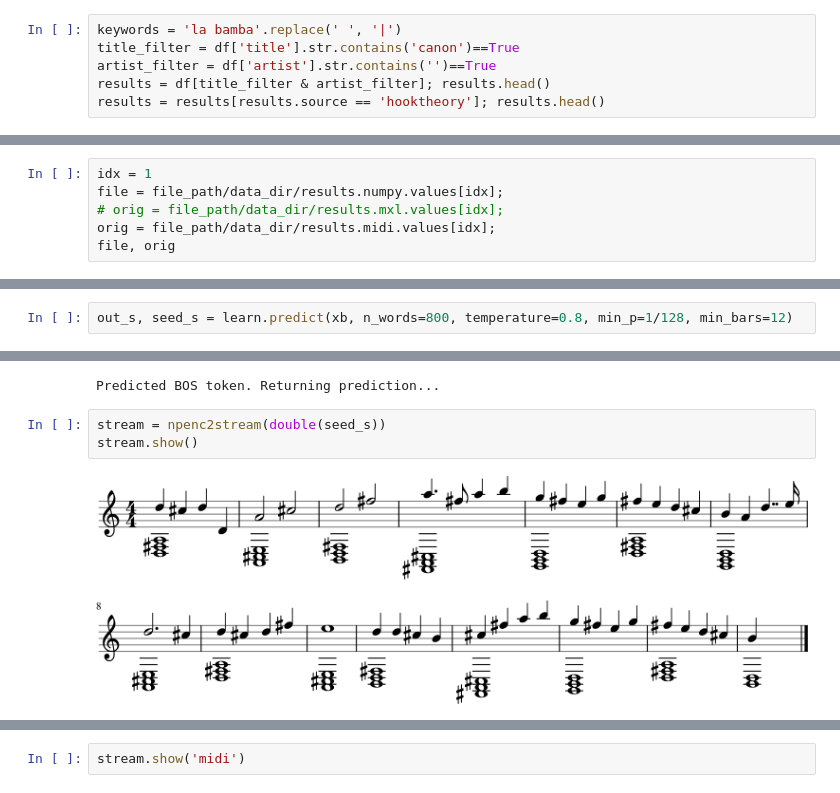
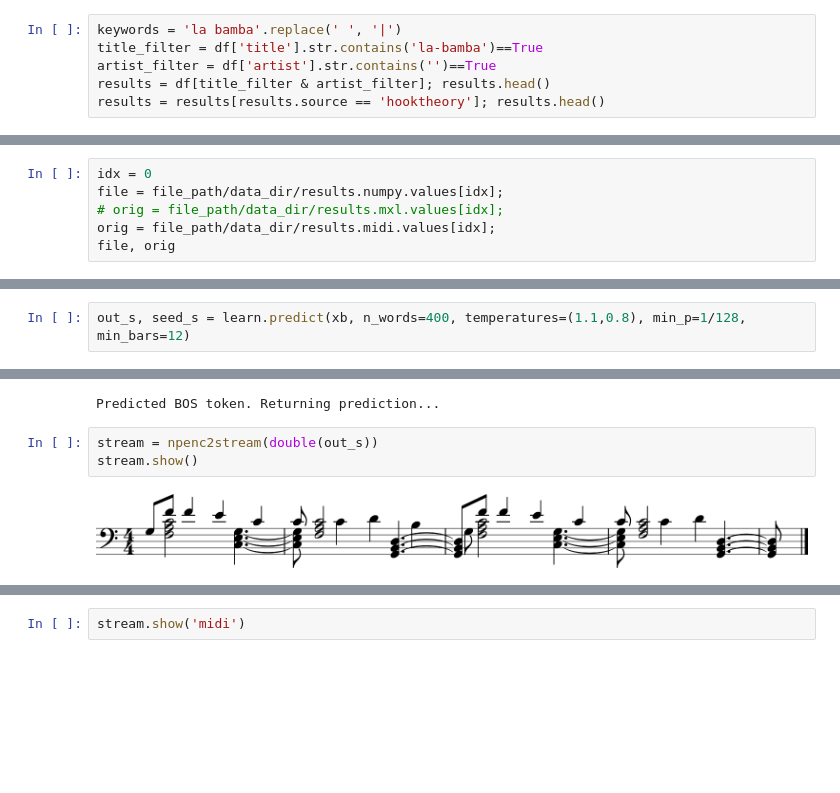
Before and after one commit to bearpelican/musicautobot, a Jupyter notebook: notebooks/single_encoding/2_txl_serve.ipynb, the cells around one changed output, grey strips where cells are left out. Drawn from its saved outputs; the diff is of its cells as text; blank space fills up the shorter version.

Commit message:
Testing top5 prediction with old model

```diff
--- a/notebooks/single_encoding/2_txl_serve.ipynb
+++ b/notebooks/single_encoding/2_txl_serve.ipynb
@@ -119,7 +120,7 @@ csv = pd.read_csv(csv_path)
 df = csv.loc[csv['numpy'].notna()];
 # %%
 keywords = 'la bamba'.replace(' ', '|')
-title_filter = df['title'].str.contains('canon')==True
+title_filter = df['title'].str.contains('la-bamba')==True
 artist_filter = df['artist'].str.contains('')==True
 results = df[title_filter & artist_filter]; results.head()
 results = results[results.source == 'hooktheory']; results.head()
@@ -132,5 +130,5 @@ results = results[results.source == 'hooktheory']; results.head()
 # %%
-idx = 1
+idx = 0
 file = file_path/data_dir/results.numpy.values[idx];
 # orig = file_path/data_dir/results.mxl.values[idx];
 orig = file_path/data_dir/results.midi.values[idx];
@@ -152,12 +150,12 @@ seed_stream.show()
 # %%
 double = partial(to_double_stream, vocab=vocab)
 # %%
-out_s, seed_s = learn.predict(xb, n_words=800, temperature=0.8, min_p=1/128, min_bars=12)
+out_s, seed_s = learn.predict(xb, n_words=400, temperatures=(1.1,0.8), min_p=1/128, min_bars=12)
 # %% [output]
 [interactive output not drawn]
 Predicted BOS token. Returning prediction...
 # %%
-stream = npenc2stream(double(seed_s))
+stream = npenc2stream(double(out_s))
 stream.show()
 # %% [output]
-[figure, old version]
+[figure, new version]
```
Also changed, not shown: parts of 11 cells of this notebook, 1 other file.
